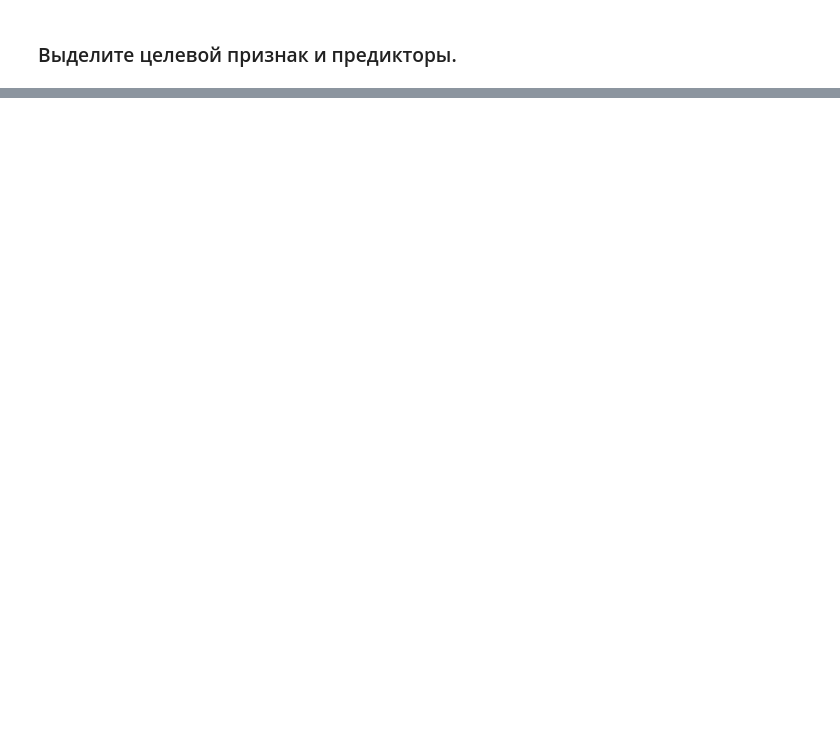
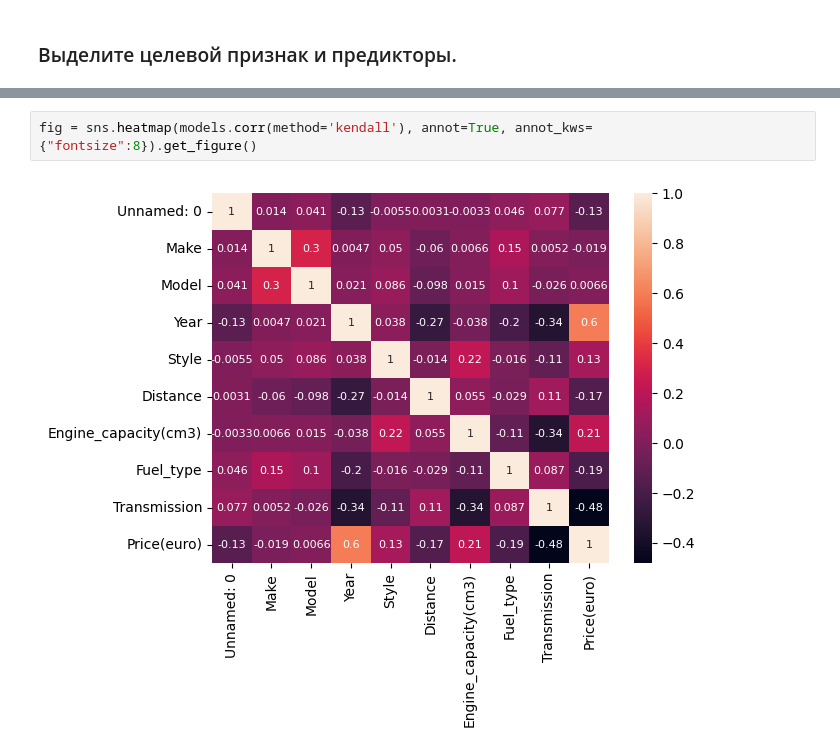
Before and after one commit to MikeTsvirkunov/Maching_Learning_Teach, a Jupyter notebook: Laba1/1.ipynb, the cells around one changed output, grey strips where cells are left out. Saved outputs shown, nothing was run; the diff lists cells and outputs as text; blank space fills up the shorter version.

```diff
--- a/Laba1/1.ipynb
+++ b/Laba1/1.ipynb
@@ -157,0 +194,4 @@ df = pd.read_csv('moded__moldova_cars_task.csv')
+# %%
+fig = sns.heatmap(models.corr(method='kendall'), annot=True, annot_kws={"fontsize":8}).get_figure()
+# %% [output]
+[figure, added]
```
Also changed, not shown: parts of 18 cells of this notebook, 1 other file.
